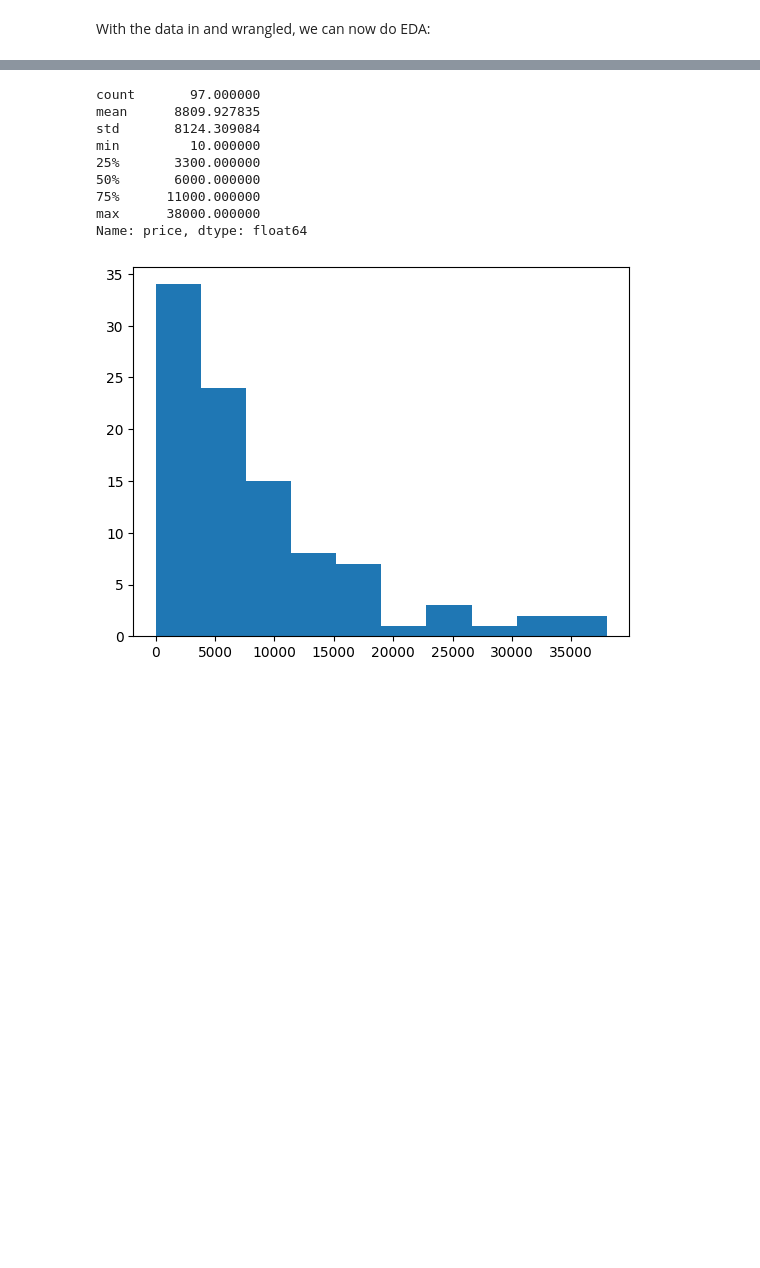
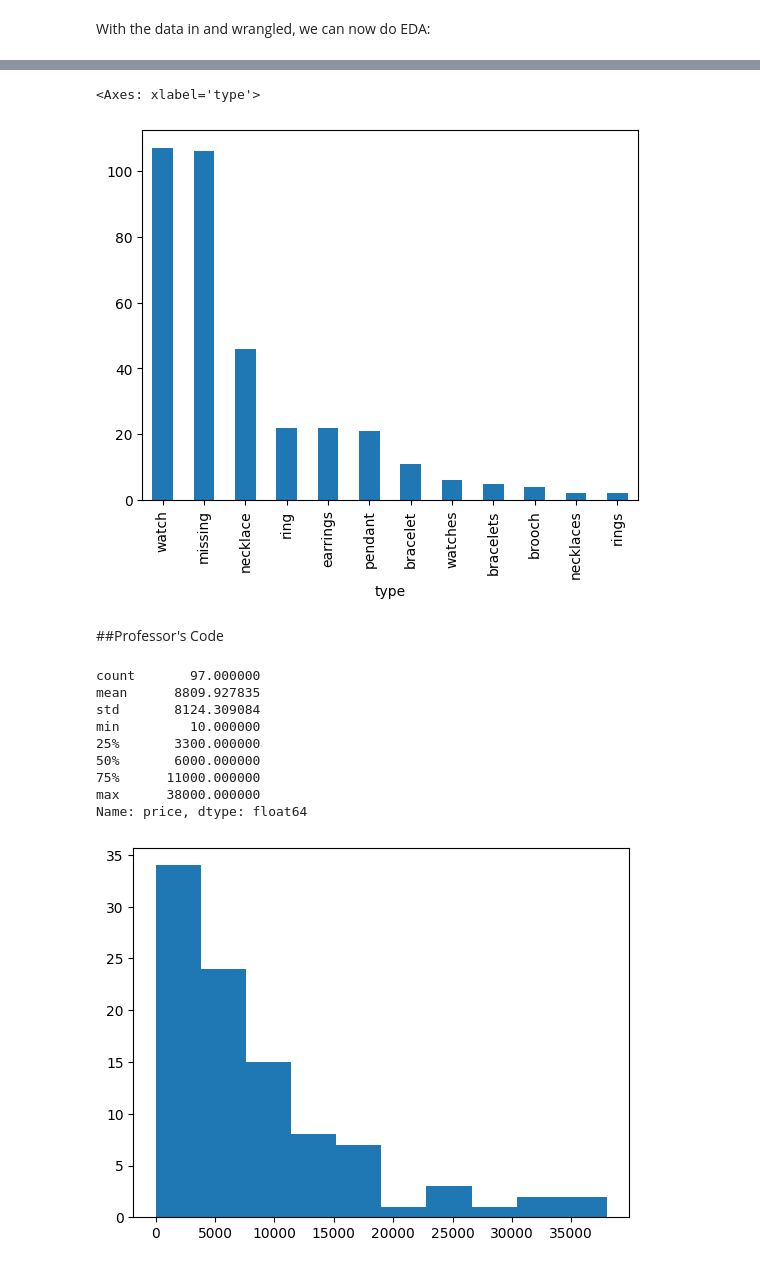
Before and after one commit to gffiveash/Labs, a Jupyter notebook: lab_notebook.ipynb, the cells around one changed output, grey strips where cells are left out. Drawn from its saved outputs; the diff is of its cells as text; code cells hidden in the pictures; blank space fills up the shorter version.

```diff
--- a/lab_notebook.ipynb
+++ b/lab_notebook.ipynb
@@ -117,3 +215,11 @@ With the data in and wrangled, we can now do EDA:
+# %%
+count=df['type'].value_counts()
+count.plot(kind='bar')
+# %% [output]
+<Axes: xlabel='type'>
+[figure, added]
+# %% [markdown]
+##Professor's Code
 # %%
 # EDA for price and age:
 print(df['price'].describe())
```
Also changed, not shown: parts of 10 cells of this notebook.
